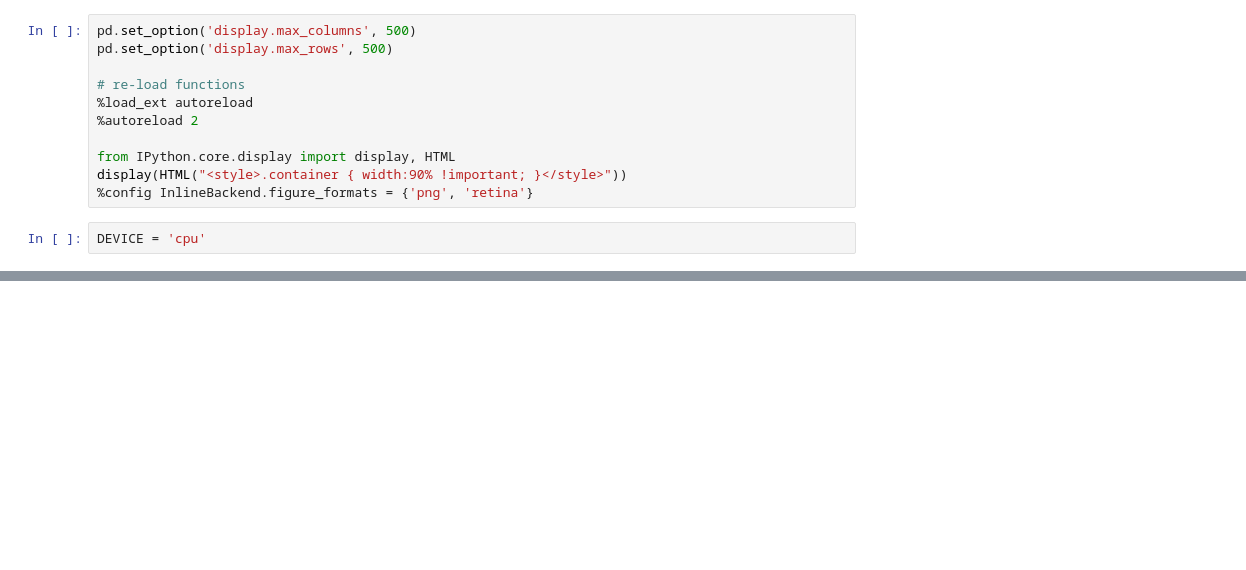
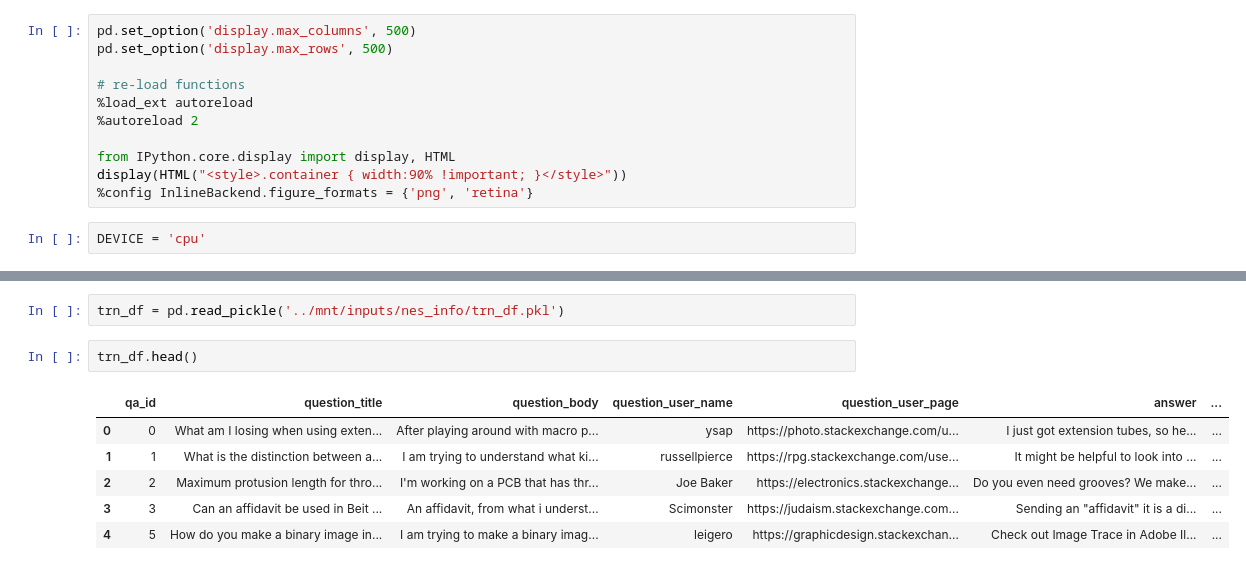
Before and after one commit to guchio3/kaggle-google-quest, a Jupyter notebook: notebooks/e024_understand_hugging_face.ipynb, the cells around one changed output, grey strips where cells are left out. Cells and saved outputs as stored; diff of their text form; blank space fills up the shorter version.

```diff
--- a/notebooks/e024_understand_hugging_face.ipynb
+++ b/notebooks/e024_understand_hugging_face.ipynb
@@ -32,0 +207,11 @@ DEVICE = 'cpu'
+# %%
+trn_df = pd.read_pickle('../mnt/inputs/nes_info/trn_df.pkl')
+# %%
+trn_df.head()
+# %% [output]
+|  | qa_id | question_title | question_body | question_user_name | question_user_page | answer | ... |
+| 0 | 0 | What am I losing when using exten... | After playing around with macro p... | ysap | https://photo.stackexchange.com/u... | I just got extension tubes, so he... | ... |
+| 1 | 1 | What is the distinction between a... | I am trying to understand what ki... | russellpierce | https://rpg.stackexchange.com/use... | It might be helpful to look into ... | ... |
+| 2 | 2 | Maximum protusion length for thro... | I'm working on a PCB that has thr... | Joe Baker | https://electronics.stackexchange... | Do you even need grooves? We make... | ... |
+| 3 | 3 | Can an affidavit be used in Beit ... | An affidavit, from what i underst... | Scimonster | https://judaism.stackexchange.com... | Sending an "affidavit" it is a di... | ... |
+| 4 | 5 | How do you make a binary image in... | I am trying to make a binary imag... | leigero | https://graphicdesign.stackexchan... | Check out Image Trace in Adobe Il... | ... |
```
Also changed, not shown: parts of 31 cells of this notebook, 4 other files.
